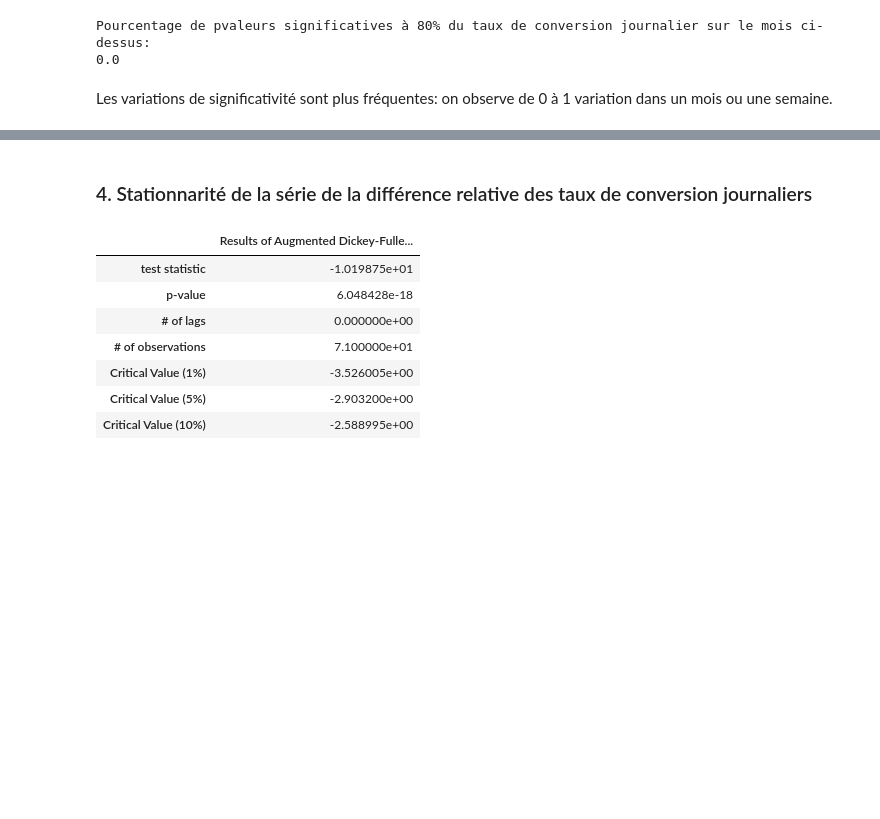
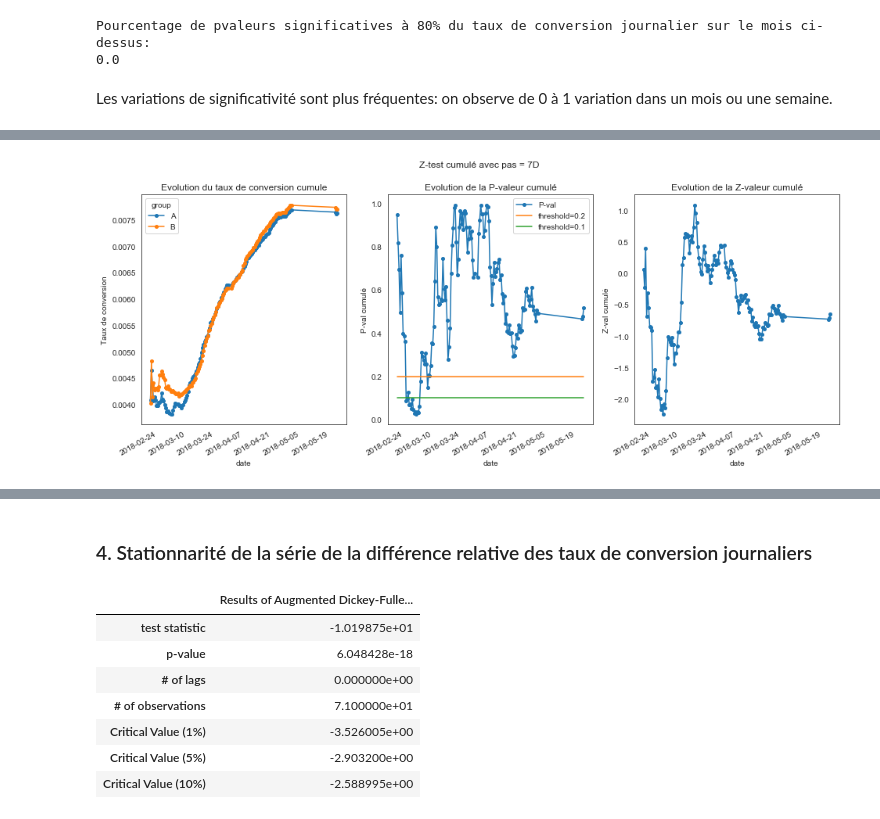
Before and after one commit to mariondechallens/1000mercis, a Jupyter notebook: Analyses/Annonceur1_campagne1_visite_2pages_Questions.ipynb, the cells around one changed output, grey strips where cells are left out. Drawn from its saved outputs; the diff is of its cells as text; code cells hidden in the pictures; blank space fills up the shorter version.

```diff
--- a/Analyses/Annonceur1_campagne1_visite_2pages_Questions.ipynb
+++ b/Analyses/Annonceur1_campagne1_visite_2pages_Questions.ipynb
@@ -255,0 +268,5 @@ Les variations de significativité sont plus fréquentes: on observe de 0 à 1 v
+# %%
+Z_cum, P_rej, p_cum = testZ_cum_frequency(data, freq="12H")
+plot_testZ_cum_frequency(Z_cum, P_rej, p_cum, freq)
+# %% [output]
+[figure, added]
```
Also changed, not shown: parts of 4 cells of this notebook, 3 other files.
